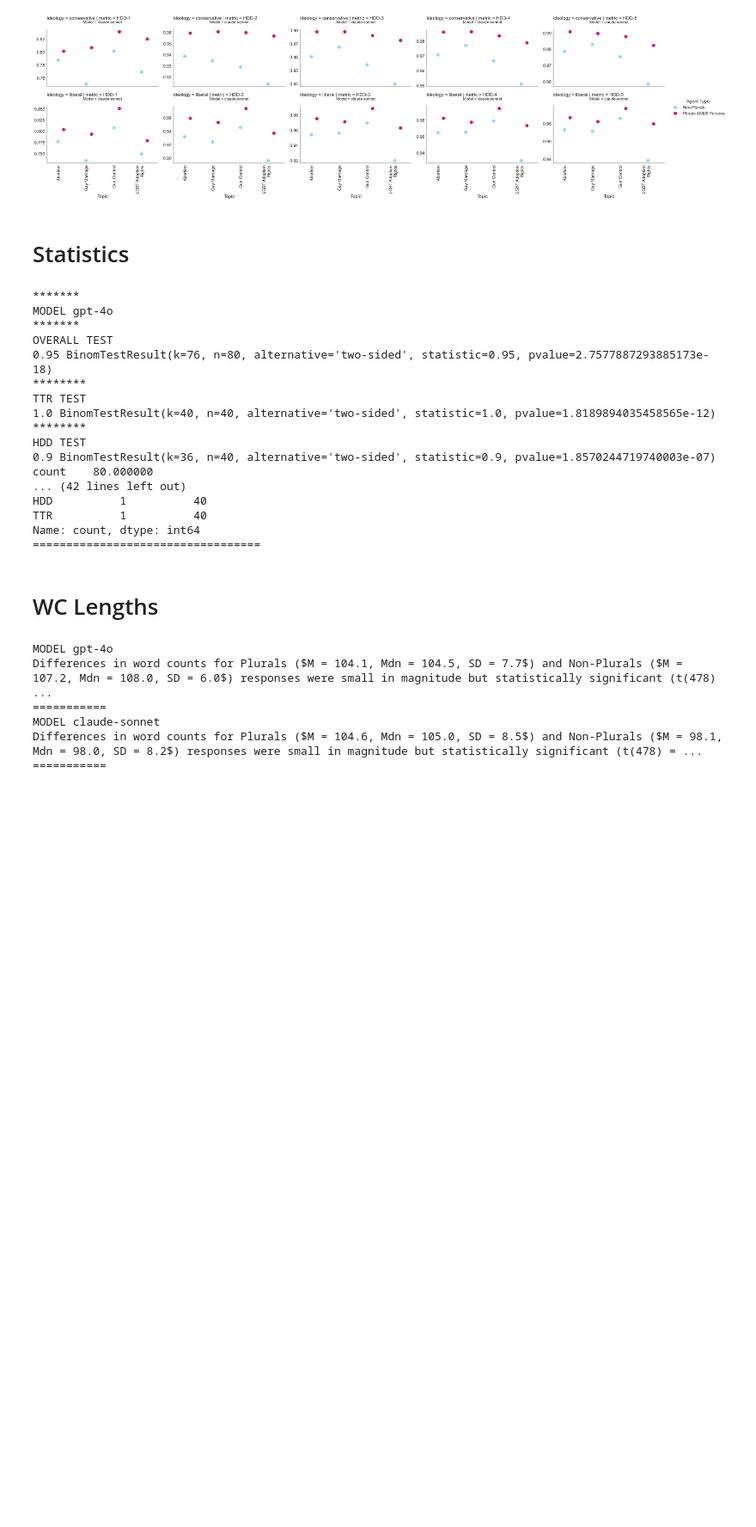
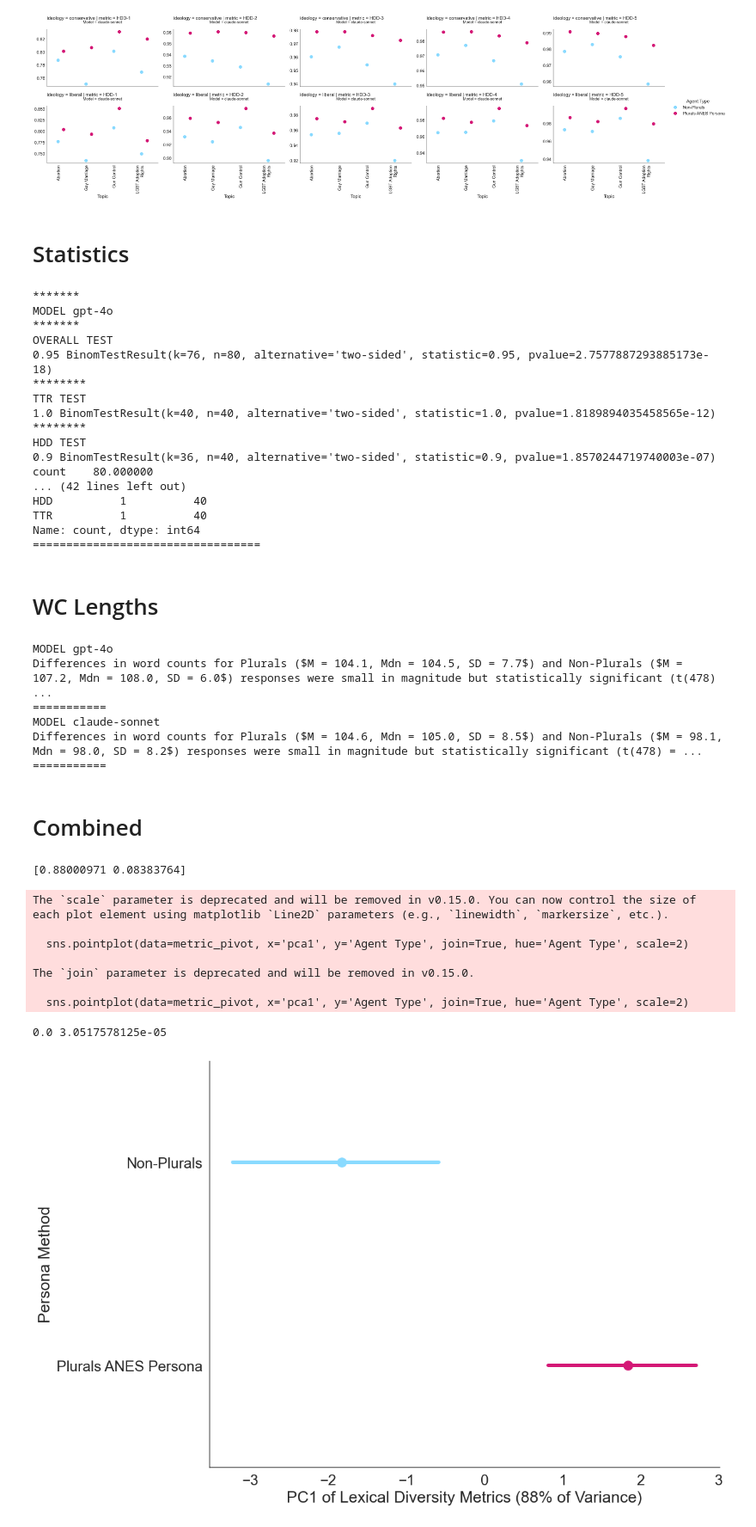
Before and after one commit to josh-ashkinaze/sim_ensembles, a Jupyter notebook: scripts/1.2_pol_specific.ipynb, the cells around one changed output. Shown at 86% size. Cells and saved outputs as stored; diff of their text form; code cells hidden in the pictures; blank space fills up the shorter version.

```diff
--- a/scripts/1.2_pol_specific.ipynb
+++ b/scripts/1.2_pol_specific.ipynb
@@ -119,13 +119,18 @@ model_files = {
     "claude-sonnet":{'input_fn':"../data/processed/100words_4issues_30iters_claude-3-sonnet-20240229_pol_responses.csv"},
 }
 
+
 for model, model_file in model_files.items():
     resp_df = pd.read_csv(model_file['input_fn'])
     final_df = process_data(resp_df)
     final_df['topic2'] = final_df['topic'].apply(lambda x: "LGBT Adoption\nRights" if x == "LGBT Adoption Rights" else x)
     final_df['Agent Type'] = final_df['agent_type'].apply(lambda x: "Plurals ANES Persona" if x == "persona" else "Non-Plurals")
+    final_df['model'] = model
     model_files[model]['final_df'] = final_df
     final_df.to_csv(f"../data/processed/{model}_diversity_metrics.csv", index=False)
+
+concat= pd.concat([model_files['gpt-4o']['final_df'], model_files['claude-sonnet']['final_df']])
+concat.to_csv("../data/processed/combined_diversity_metrics.csv", index=False)
 # %% [markdown]
 # Plot Metrics
 # %%
@@ -305,0 +311,52 @@ Differences in word counts for Plurals ($M = 104.6, Mdn = 105.0, SD = 8.5$) and
+# %% [markdown]
+# Combined
+# %%
+
+# pca on metric_cols
+from sklearn.decomposition import PCA
+from sklearn.preprocessing import StandardScaler
+from scipy.stats import wilcoxon
+w_stat, p_value_wilcoxon = wilcoxon(metric_pivot_clean_pivot2['differences'])
+
+
+metric_pivot = concat.pivot_table(index=['topic2', 'ideology', 'model', 'Agent Type'], columns='metric', values='mean').reset_index()
+metric_cols = [x for x in metric_pivot.columns if 'TTR' in x or 'HDD' in x]
+
+# PCA
+###################
+
+scaler = StandardScaler()
+metric_pivot[metric_cols] = scaler.fit_transform(metric_pivot[metric_cols])
+
+pca = PCA(n_components=2)
+metric_pivot['pca1'] = pca.fit_transform(metric_pivot[metric_cols])[:,0]
+
+# explained variance
+print(pca.explained_variance_ratio_)
+
+make_aesthetic(with_gridlines=False, font_scale=2)
+plt.figure(figsize=(12, 8))
+sns.pointplot(data=metric_pivot, x='pca1', y='Agent Type', join=True, hue='Agent Type', scale=2)
+plt.ylabel("Persona Method")
+plt.xlabel(f"PC1 of Lexical Diversity Metrics ({int(100*np.round(pca.explained_variance_ratio_[0],2))}% of Variance)")
+plt.savefig("../plots/lexical_diversity_pca.pdf", dpi=300, bbox_inches='tight')
+
+# Wilcoxon test
+###################
+metric_pivot_clean = metric_pivot[['topic2', 'ideology', 'model', 'Agent Type', 'pca1']]
+metric_pivot_clean_pivot2 = metric_pivot_clean.pivot_table(index=['topic2', 'ideology', 'model'], columns='Agent Type', values='pca1').reset_index()
+metric_pivot_clean_pivot2['differences'] = metric_pivot_clean_pivot2['Plurals ANES Persona'] - metric_pivot_clean_pivot2['Non-Plurals']
+w_stat, p_value_wilcoxon = wilcoxon(metric_pivot_clean_pivot2['differences'])
+
+print(w_stat, p_value_wilcoxon)
+# %% [output]
+[0.88000971 0.08383764]
+The `scale` parameter is deprecated and will be removed in v0.15.0. You can now control the size of each plot element using matplotlib `Line2D` parameters (e.g., `linewidth`, `markersize`, etc.).
+
+  sns.pointplot(data=metric_pivot, x='pca1', y='Agent Type', join=True, hue='Agent Type', scale=2)
+
+The `join` parameter is deprecated and will be removed in v0.15.0.
+
+  sns.pointplot(data=metric_pivot, x='pca1', y='Agent Type', join=True, hue='Agent Type', scale=2)
+0.0 3.0517578125e-05
+[figure, added]
```
Also changed, not shown: parts of 2 cells of this notebook, 6 other files.
